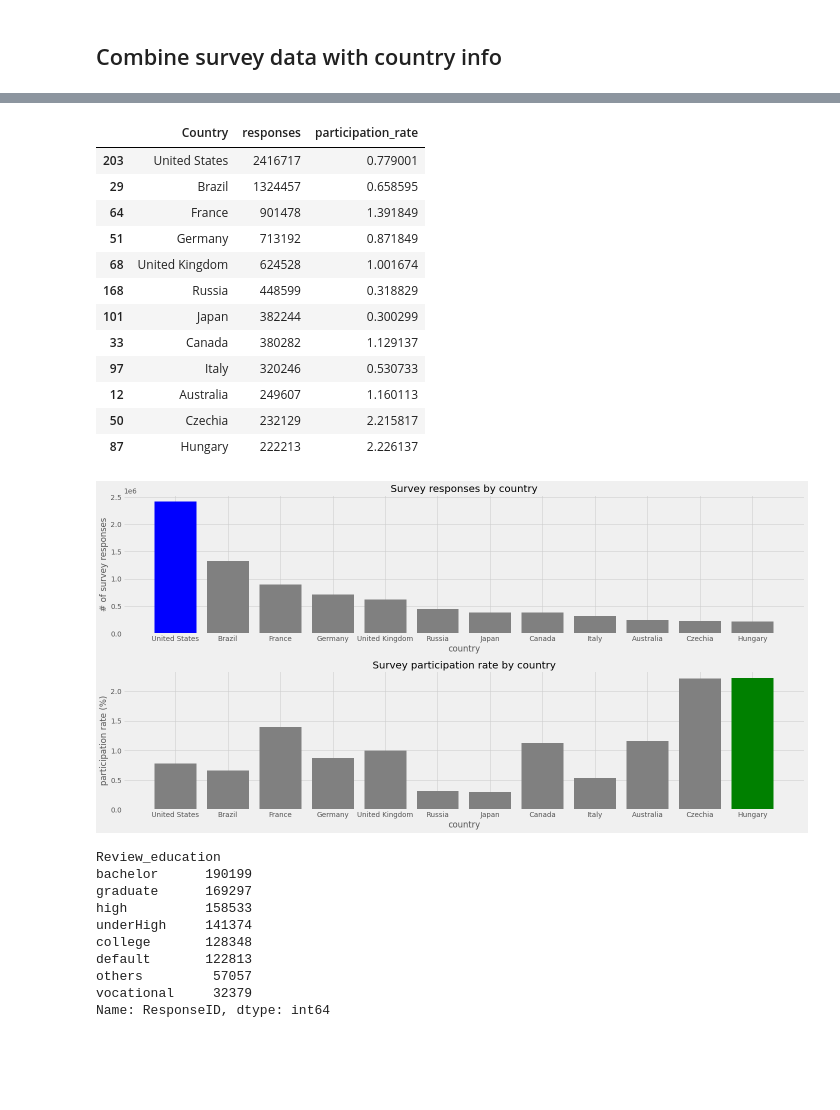
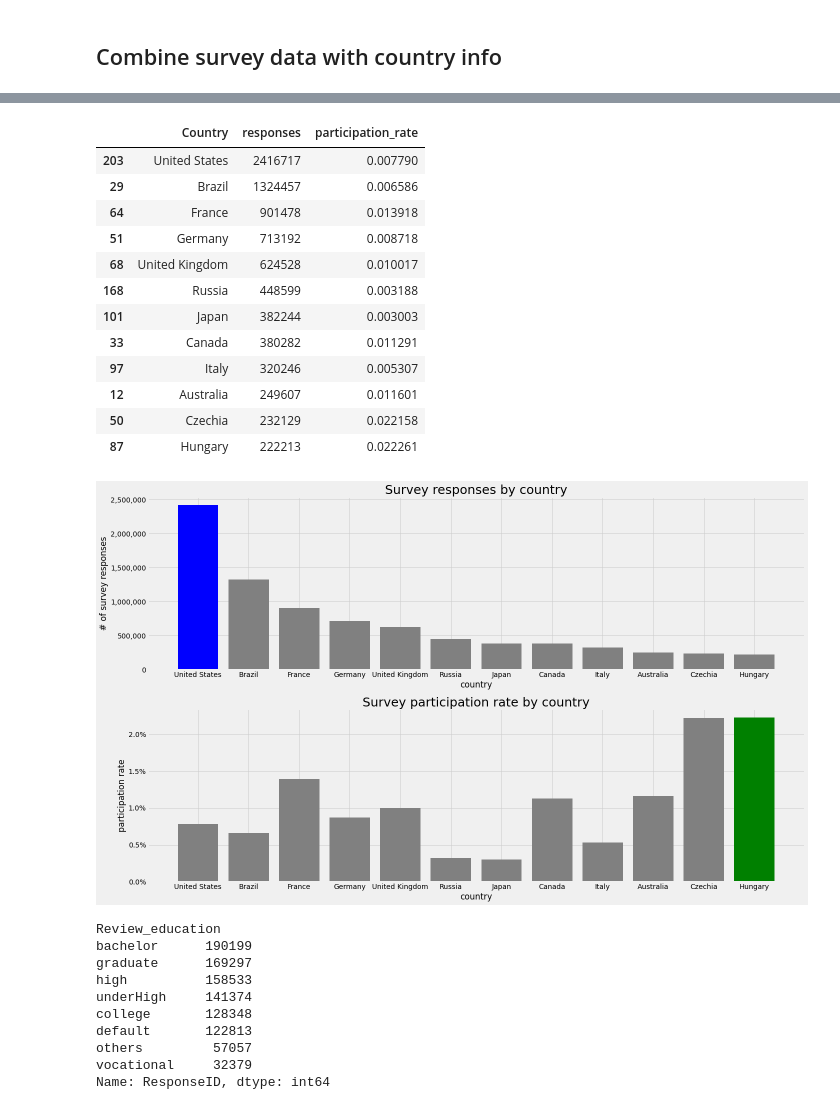
Before and after one commit to robertjhs/capstone1, a Jupyter notebook: ethicars.ipynb, the cells around one changed output, grey strips where cells are left out. Cells and saved outputs as stored; diff of their text form; code cells hidden in the pictures; blank space fills up the shorter version.

```diff
--- a/ethicars.ipynb
+++ b/ethicars.ipynb
@@ -658,7 +659,7 @@ fig.tight_layout()
 # %%
 country_survey_responses = pd.read_csv('data/country_survey_responses.csv')
 # %%
-country_survey_responses['participation_rate'] = country_survey_responses['responses'] / country_survey_responses['Population'] * 100
+country_survey_responses['participation_rate'] = country_survey_responses['responses'] / country_survey_responses['Population']
 # %%
 country_survey_responses.sort_values('responses', ascending=False).head(12)
 # %% [output]
@@ -680,38 +681,40 @@ country_part_rate = country_survey_responses[['Country', 'responses', 'participa
 country_part_rate
 # %% [output]
 |  | Country | responses | participation_rate |
-| 203 | United States | 2416717 | 0.779001 |
-| 29 | Brazil | 1324457 | 0.658595 |
-| 64 | France | 901478 | 1.391849 |
-| 51 | Germany | 713192 | 0.871849 |
-| 68 | United Kingdom | 624528 | 1.001674 |
-| 168 | Russia | 448599 | 0.318829 |
-| 101 | Japan | 382244 | 0.300299 |
-| 33 | Canada | 380282 | 1.129137 |
-| 97 | Italy | 320246 | 0.530733 |
-| 12 | Australia | 249607 | 1.160113 |
-| 50 | Czechia | 232129 | 2.215817 |
-| 87 | Hungary | 222213 | 2.226137 |
+| 203 | United States | 2416717 | 0.007790 |
+| 29 | Brazil | 1324457 | 0.006586 |
+| 64 | France | 901478 | 0.013918 |
+| 51 | Germany | 713192 | 0.008718 |
+| 68 | United Kingdom | 624528 | 0.010017 |
+| 168 | Russia | 448599 | 0.003188 |
+| 101 | Japan | 382244 | 0.003003 |
+| 33 | Canada | 380282 | 0.011291 |
+| 97 | Italy | 320246 | 0.005307 |
+| 12 | Australia | 249607 | 0.011601 |
+| 50 | Czechia | 232129 | 0.022158 |
+| 87 | Hungary | 222213 | 0.022261 |
 # %%
 colors1 = ['grey' for c in range(20)]
 colors1[0] = 'b'
 colors2 = ['grey' for c in range(20)]
 colors2[11] = 'g'
 
-fig, axs = plt.subplots(2,1, figsize=(20,10))
+fig, axs = plt.subplots(2,1, figsize=(20,12))
 axs[0].bar(country_part_rate['Country'], country_part_rate['responses'], color=colors1)
 axs[1].bar(country_part_rate['Country'], country_part_rate['participation_rate'], color=colors2)
-axs[0].set_title('Survey responses by country')
-axs[0].set_ylabel('# of survey responses (Millions)')
+axs[0].set_title('Survey responses by country', fontdict={'fontsize':25})
+axs[0].set_ylabel('# of survey responses')
+axs[0].set_yticklabels(['{:,}'.format(int(x)) for x in axs[0].get_yticks().tolist()])
 axs[0].set_xlabel('country')
 
-axs[1].set_title('Survey participation rate by country')
-axs[1].set_ylabel('participation rate (%)')
+axs[1].set_title('Survey participation rate by country', fontdict={'fontsize':25})
+axs[1].set_ylabel('participation rate')
+axs[1].set_yticklabels(['{:.1%}'.format(x) for x in axs[1].get_yticks().tolist()])
 axs[1].set_xlabel('country')
 
 fig.tight_layout()
 # %% [output]
-[figure, old version]
+[figure, new version]
 # %%
 education = pdf_survey.groupby('Review_education').count()['ResponseID'].sort_values(ascending=False)
 education
```
Also changed, not shown: parts of 8 cells of this notebook.
